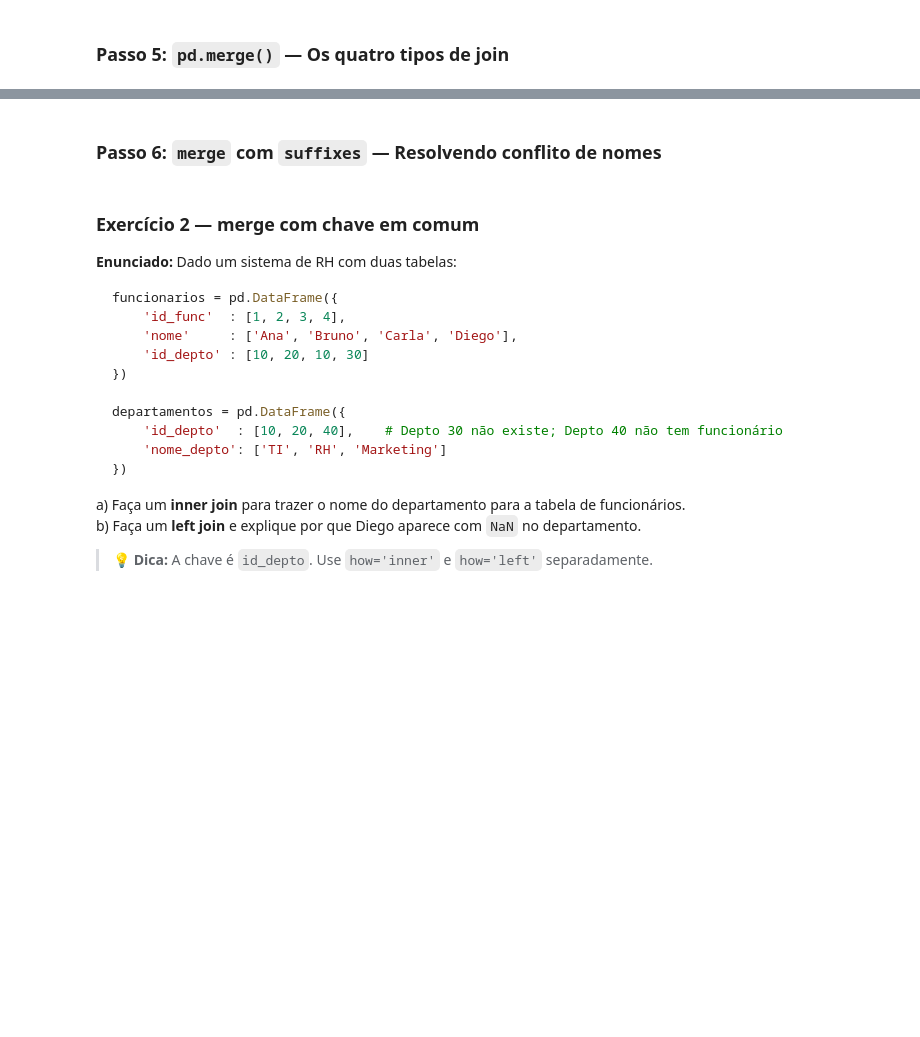
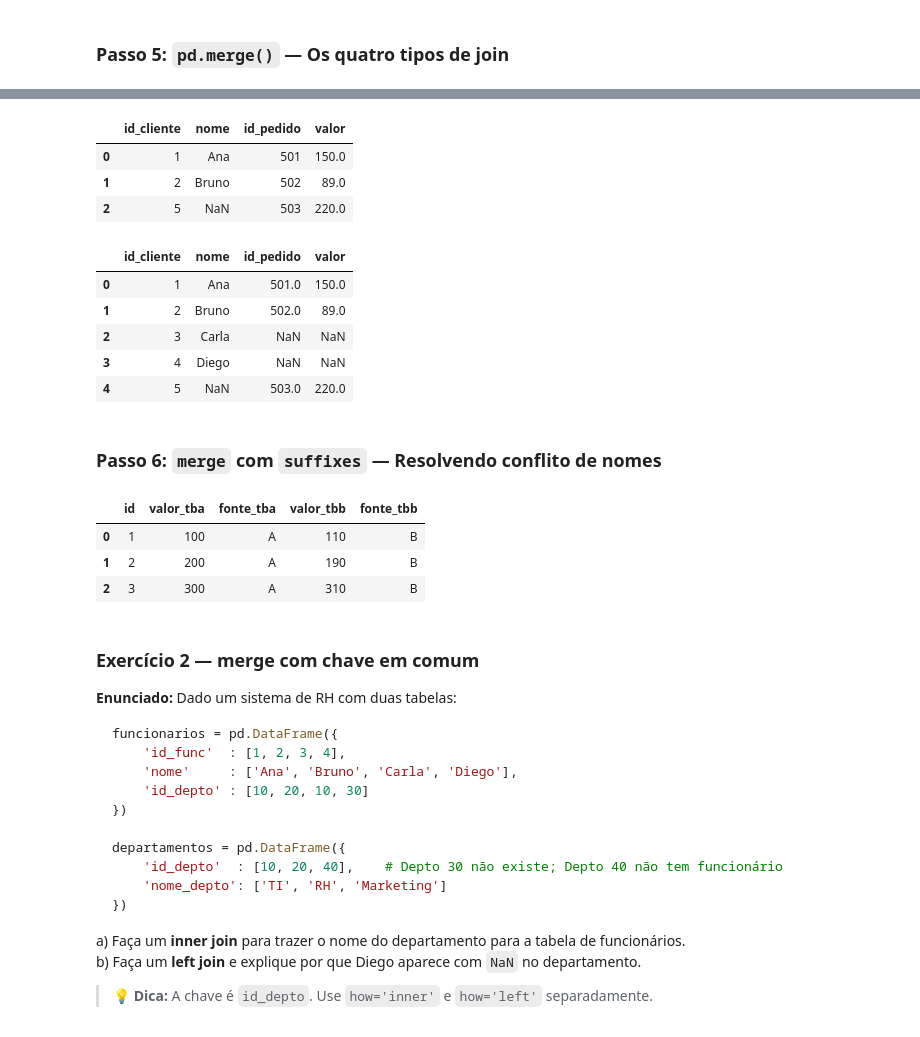
Before and after one commit to dyneys/TecProgPython, a Jupyter notebook: 5_pandas_manipulacao_tabelas_Alunos.ipynb, the cells around one changed output, grey strips where cells are left out. Saved outputs shown, nothing was run; the diff lists cells and outputs as text; code cells hidden in the pictures; blank space fills up the shorter version.

```diff
--- a/5_pandas_manipulacao_tabelas_Alunos.ipynb
+++ b/5_pandas_manipulacao_tabelas_Alunos.ipynb
@@ -261,7 +318,23 @@ print()
 # %%
 # --- RIGHT: todos os pedidos, mesmo sem cliente cadastrado ---
+right = pd.merge(clientes, pedidos_clientes, on='id_cliente', how='right')
+display(right)
+# %% [output]
+|  | id_cliente | nome | id_pedido | valor |
+| 0 | 1 | Ana | 501 | 150.0 |
+| 1 | 2 | Bruno | 502 | 89.0 |
+| 2 | 5 | NaN | 503 | 220.0 |
 # %%
 # --- OUTER: absolutamente tudo dos dois lados ---
+outer = pd.merge(clientes, pedidos_clientes, on='id_cliente', how='outer')
+display(outer)
+# %% [output]
+|  | id_cliente | nome | id_pedido | valor |
+| 0 | 1 | Ana | 501.0 | 150.0 |
+| 1 | 2 | Bruno | 502.0 | 89.0 |
+| 2 | 3 | Carla | NaN | NaN |
+| 3 | 4 | Diego | NaN | NaN |
+| 4 | 5 | NaN | 503.0 | 220.0 |
 # %% [markdown]
 ### Passo 6: `merge` com `suffixes` — Resolvendo conflito de nomes
 # %%
@@ -279,6 +352,21 @@ tabela_b = pd.DataFrame({
 })
 
 # suffixes: renomeia automaticamente as colunas duplicadas
+
+resultado = pd.merge(
+    tabela_a,
+    tabela_b,
+    on='id',
+    how='inner',
+    suffixes=('_tba', '_tbb') #sufixos para distinguir colunas iguais
+)
+
+display(resultado)
+# %% [output]
+|  | id | valor_tba | fonte_tba | valor_tbb | fonte_tbb |
+| 0 | 1 | 100 | A | 110 | B |
+| 1 | 2 | 200 | A | 190 | B |
+| 2 | 3 | 300 | A | 310 | B |
 # %% [markdown]
 ### Exercício 2 — merge com chave em comum
 
```
Also changed, not shown: parts of 11 cells of this notebook.
